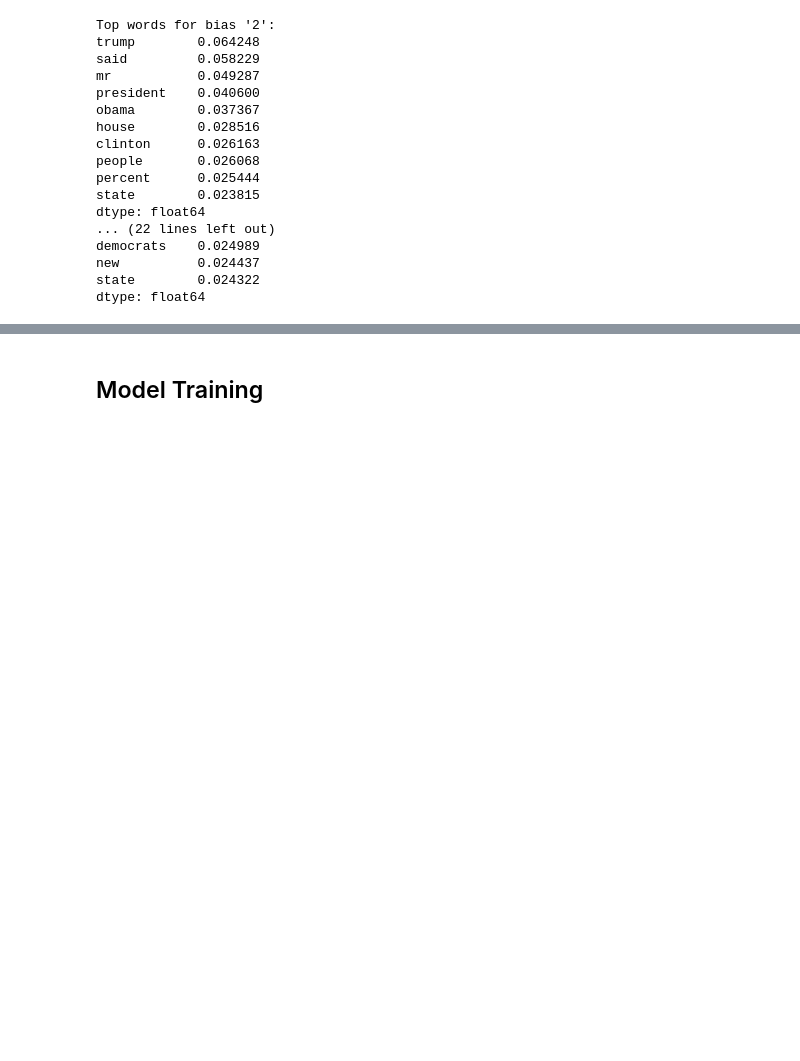
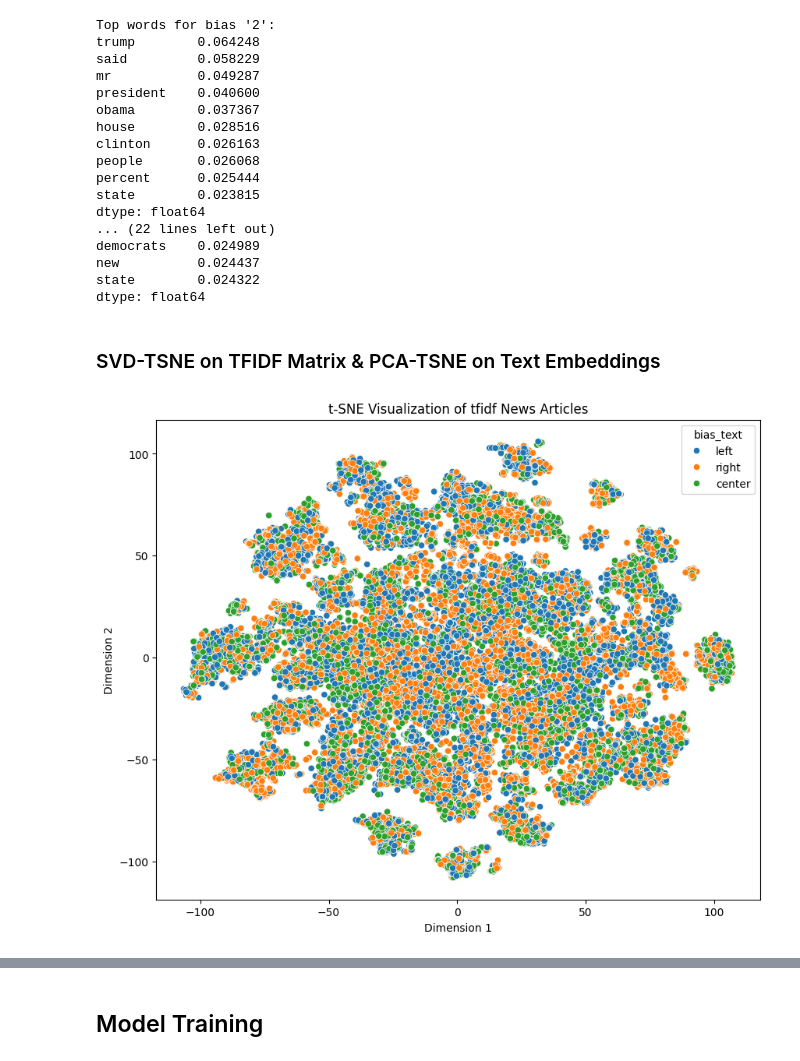
Before and after one commit to UChicago-ML-DL/30100-final, a Jupyter notebook: logistic.ipynb, the cells around one changed output, grey strips where cells are left out. Drawn from its saved outputs; the diff is of its cells as text; code cells hidden in the pictures; blank space fills up the shorter version.

```diff
--- a/logistic.ipynb
+++ b/logistic.ipynb
@@ -214,3 +206,26 @@ democrats    0.024989
 new          0.024437
 state        0.024322
 dtype: float64
+# %% [markdown]
+### SVD-TSNE on TFIDF Matrix & PCA-TSNE on Text Embeddings
+# %%
+# SVD on TF-IDF matrix
+from sklearn.decomposition import TruncatedSVD
+from sklearn.manifold import TSNE
+
+svd = TruncatedSVD(n_components=30, random_state=42)
+tfidf_svd = svd.fit_transform(tfidf_df)
+# %%
+# tsne on SVD reduced tfidf matrix using sns scatter plot
+tsne = TSNE(n_components=2, random_state=42)
+tsne_results = tsne.fit_transform(tfidf_svd)
+# %%
+# sns visulization
+plt.figure(figsize=(10, 8))
+sns.scatterplot(x=tsne_results[:, 0], y=tsne_results[:, 1], hue=df['bias_text'])
+plt.title('t-SNE Visualization of tfidf News Articles')
+plt.xlabel("Dimension 1")
+plt.ylabel("Dimension 2")
+plt.show()
+# %% [output]
+[figure, added]
```
Also changed, not shown: parts of 23 cells of this notebook.
